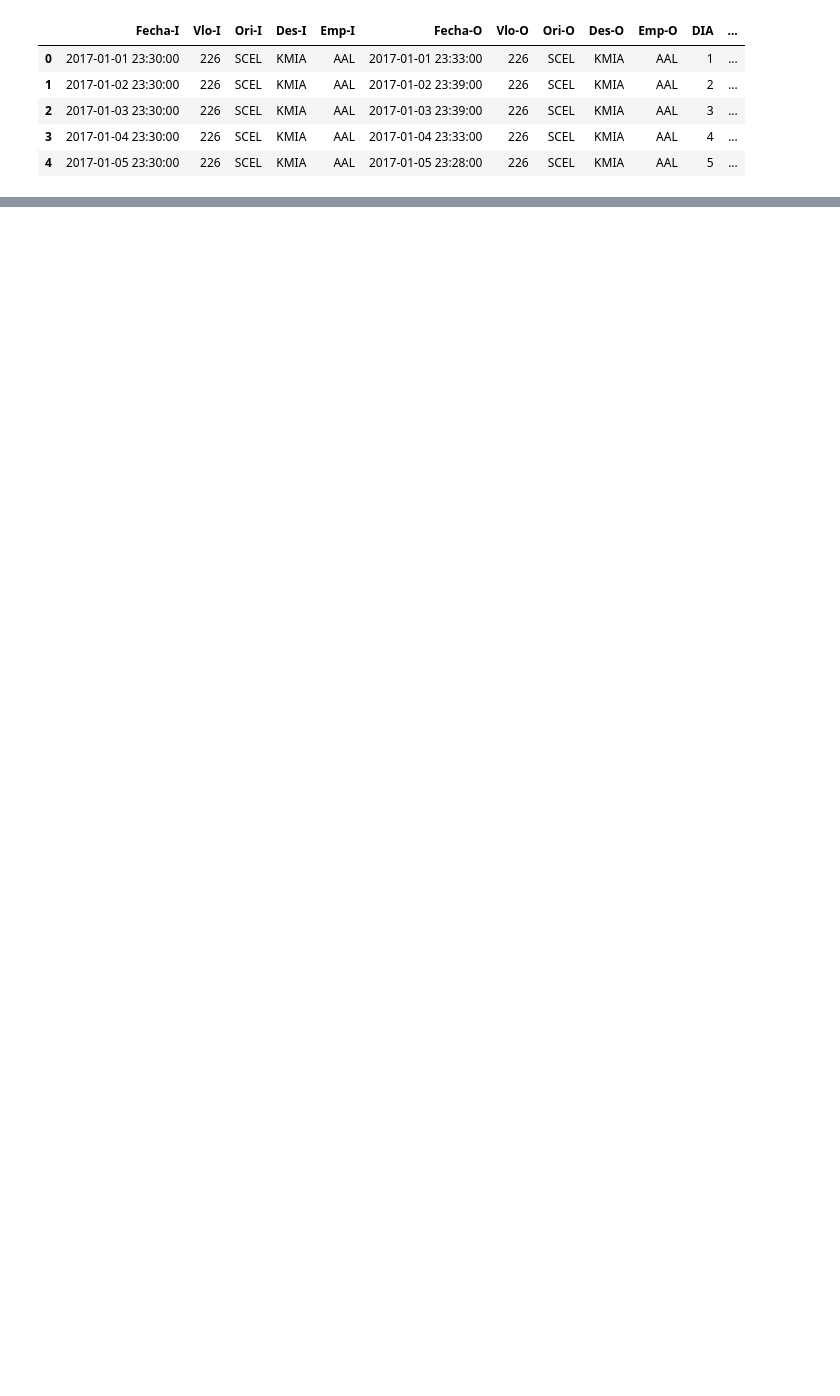
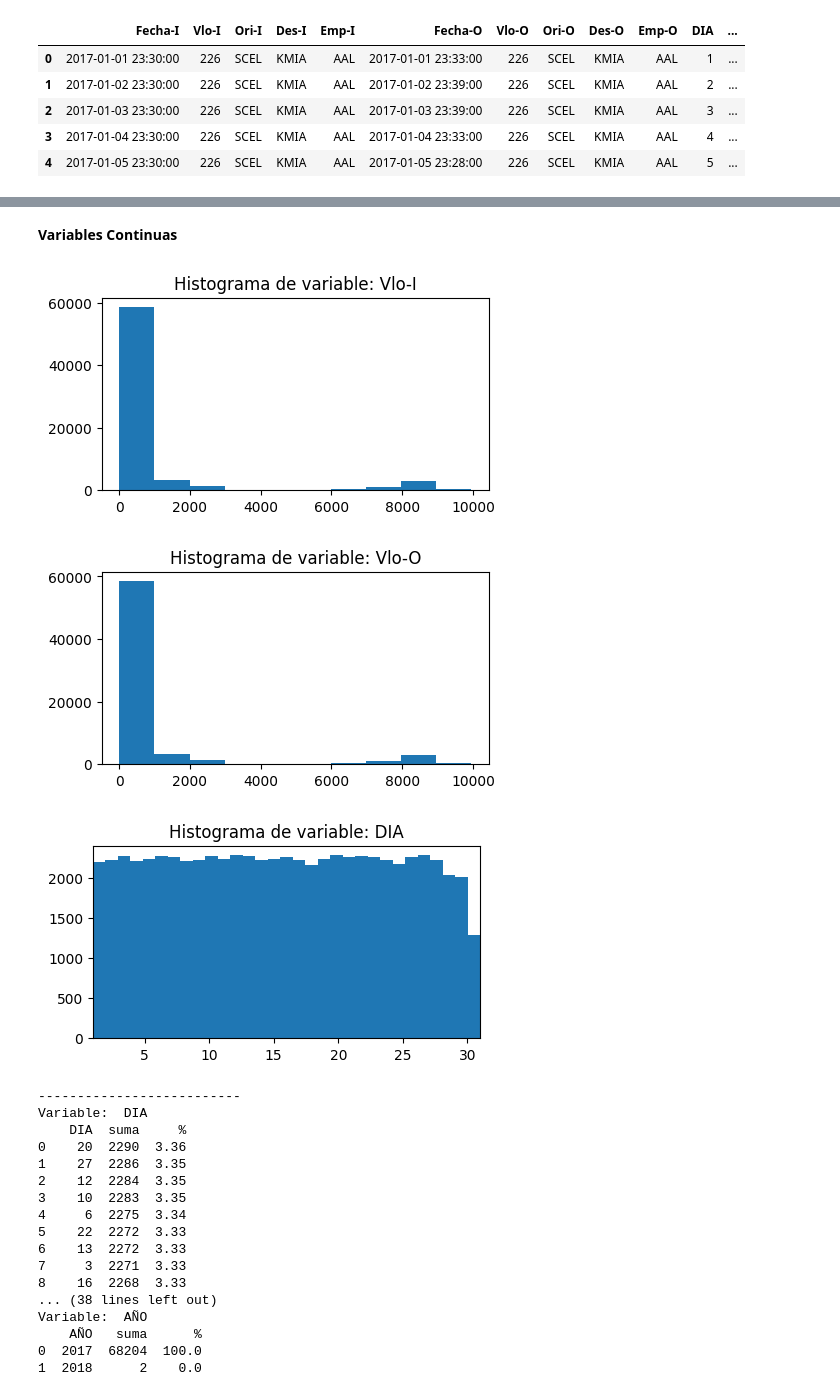
Before and after one commit to Mishagk/LATAM-Desafio-DS, a Jupyter notebook: solution.ipynb, the cells around one changed output, grey strips where cells are left out. Drawn from its saved outputs; the diff is of its cells as text; code cells hidden in the pictures; blank space fills up the shorter version.

```diff
--- a/solution.ipynb
+++ b/solution.ipynb
@@ -486,0 +666,60 @@ data.head()
+# %% [markdown]
+<b>Variables Continuas
+# %%
+# Analizar variable continuas
+
+# seleccionar variables continuas
+datacon = data.select_dtypes(exclude=["object"]).copy()
+
+# funcion para mostrar distribucion
+def graf_cont(datos,variable,figx=5,figy=2.5,tipo=1,min=None,max=None,bins=None):
+
+    if(tipo==1):
+        plt.figure(figsize=(figx,figy))
+        if(min and max and bins):
+            plt.hist(datos[variable],bins=bins)
+            plt.xlim([min,max])
+        elif(bins):
+            plt.hist(datos[variable],bins=bins)
+        else:
+            plt.hist(datos[variable])
+        plt.title('Histograma de variable: ' + str(variable))
+        plt.show()
+
+    elif(tipo==2):
+        print('--------------------------')
+        print('Variable: ',variable)
+        conteo = datos[[variable]]
+        conteo["suma"] = 1
+        conteo = conteo.groupby(variable).agg(np.sum).sort_values("suma",ascending=False).reset_index()
+        conteo["%"] = np.round(100*conteo["suma"]/np.sum(conteo["suma"]),2)
+        print(conteo)
+
+# Graficar-Calcular
+graf_cont(datacon,"Vlo-I",tipo=1)
+graf_cont(datacon,"Vlo-O",tipo=1)
+graf_cont(datacon,"DIA",min=1,max=31,bins=31,tipo=1)
+graf_cont(datacon,"DIA",min=1,tipo=2)
+graf_cont(datacon,"MES",tipo=2)
+graf_cont(datacon,"AÑO",tipo=2)
+# %% [output]
+[figure, added]
+[figure, added]
+[figure, added]
+--------------------------
+Variable:  DIA
+    DIA  suma     %
+0    20  2290  3.36
+1    27  2286  3.35
+2    12  2284  3.35
+3    10  2283  3.35
+4     6  2275  3.34
+5    22  2272  3.33
+6    13  2272  3.33
+7     3  2271  3.33
+8    16  2268  3.33
+... (38 lines left out)
+Variable:  AÑO
+    AÑO   suma      %
+0  2017  68204  100.0
+1  2018      2    0.0
```
Also changed, not shown: parts of 18 cells of this notebook.
